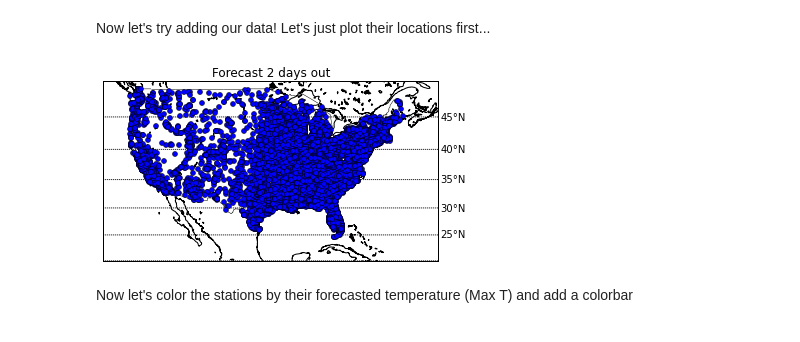
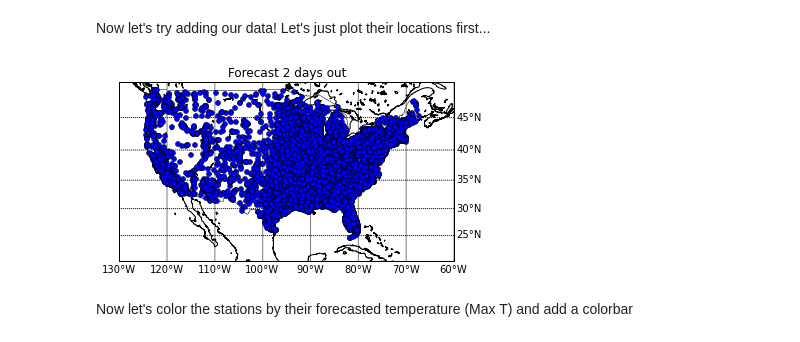
Before and after one commit to ginaschmalzle/pyladies_matplotlib_ipython_notebooks, a Jupyter notebook: pyladies.ipynb, the cells around one changed output. Cells and saved outputs as stored; diff of their text form; code cells hidden in the pictures.

```diff
--- a/pyladies.ipynb
+++ b/pyladies.ipynb
@@ -332,22 +351,22 @@ Now let's try adding our data!  Let's just plot their locations first...
 # %%
 m = Basemap(projection='merc',llcrnrlat=20,urcrnrlat=50,\
             llcrnrlon=-130,urcrnrlon=-60,lat_ts=20,resolution='i')
 m.drawcoastlines()
 m.drawcountries()
 # draw parallels and meridians.
 parallels = np.arange(-90.,91.,5.)
 # Label the meridians and parallels
 m.drawparallels(parallels,labels=[False,True,True,False])
 # Draw Meridians and Labels
 meridians = np.arange(-180.,181.,10.)
-
+m.drawmeridians(meridians,labels=[True,False,False,True])
 m.drawmapboundary(fill_color='white')
 plt.title("Forecast {0} days out".format(day_out))
 x,y = m(lon, lat)
 m.plot(x,y, 'bo', markersize=5)
 plt.show()
 # %% [output]
-[figure, old version]
+[figure, new version]
 # %% [markdown]
 Now let's color the stations by their forecasted temperature (Max T) and add a colorbar
 # %%
```
Also changed, not shown: parts of 26 cells of this notebook, 2 other files.
